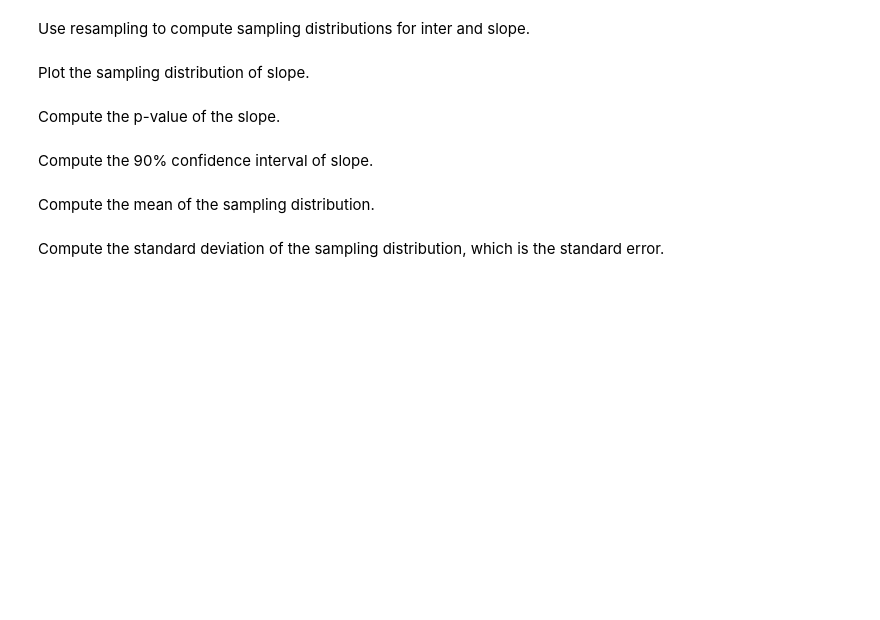
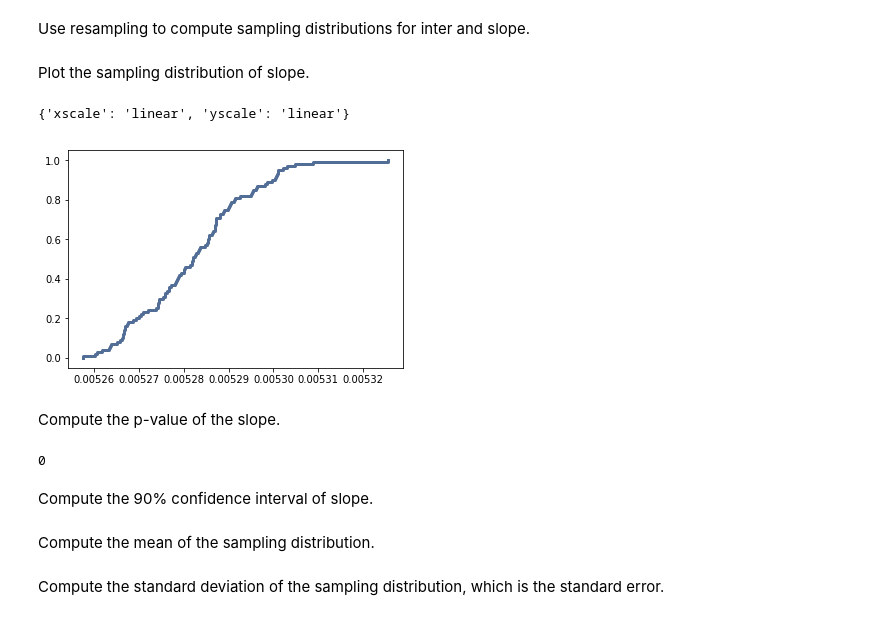
Before and after one commit to joaomarcoslds/ThinkStats2, a Jupyter notebook: code/chap10ex.ipynb, the cells around one changed output. Saved outputs shown, nothing was run; the diff lists cells and outputs as text; code cells hidden in the pictures; blank space fills up the shorter version.

```diff
--- a/code/chap10ex.ipynb
+++ b/code/chap10ex.ipynb
@@ -518,11 +531,32 @@ Use resampling to compute sampling distributions for inter and slope.
+# %%
+# Solution goes here
+
+t = []
+for _ in range(100):
+    sample = thinkstats2.ResampleRows(df)
+    estimates = thinkstats2.LeastSquares(sample.htm3, np.log10(sample.wtkg2)) #altura e log na base 10 do peso
+    t.append(estimates) #lista com uma tupla em cada indice
+
+inters, slopes = zip(*t) #usando o parametro * na frente da variavel; a tupla é 'unzipada', separando-se
+#em duas listas. No caso, uma lista com os intercepts e outra com os slopes
 # %% [markdown]
 Plot the sampling distribution of slope.
 # %%
 # Solution goes here
+
+cdf = thinkstats2.Cdf(slopes)
+thinkplot.Cdf(cdf)
+# %% [output]
+{'xscale': 'linear', 'yscale': 'linear'}
+[figure, added]
 # %% [markdown]
 Compute the p-value of the slope.
 # %%
 # Solution goes here
+pvalue = cdf[0]
+pvalue
+# %% [output]
+0
 # %% [markdown]
 Compute the 90% confidence interval of slope.
 # %%
```
Also changed, not shown: parts of 17 cells of this notebook.
